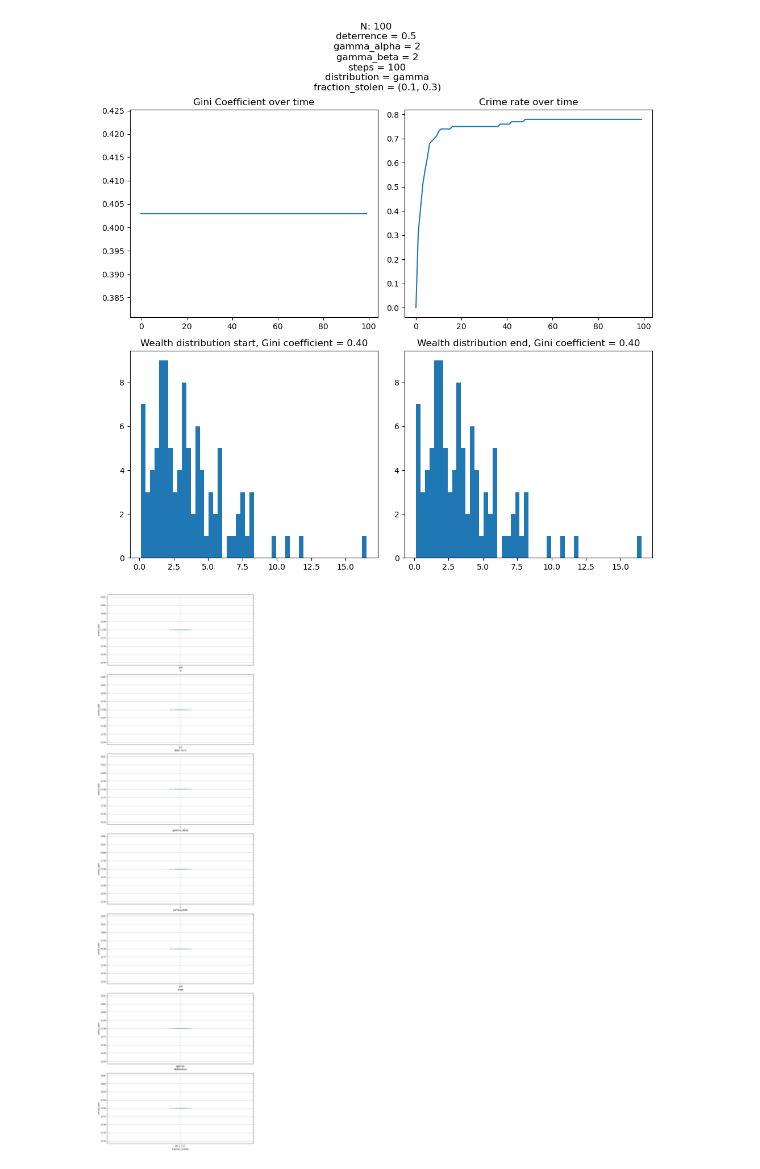
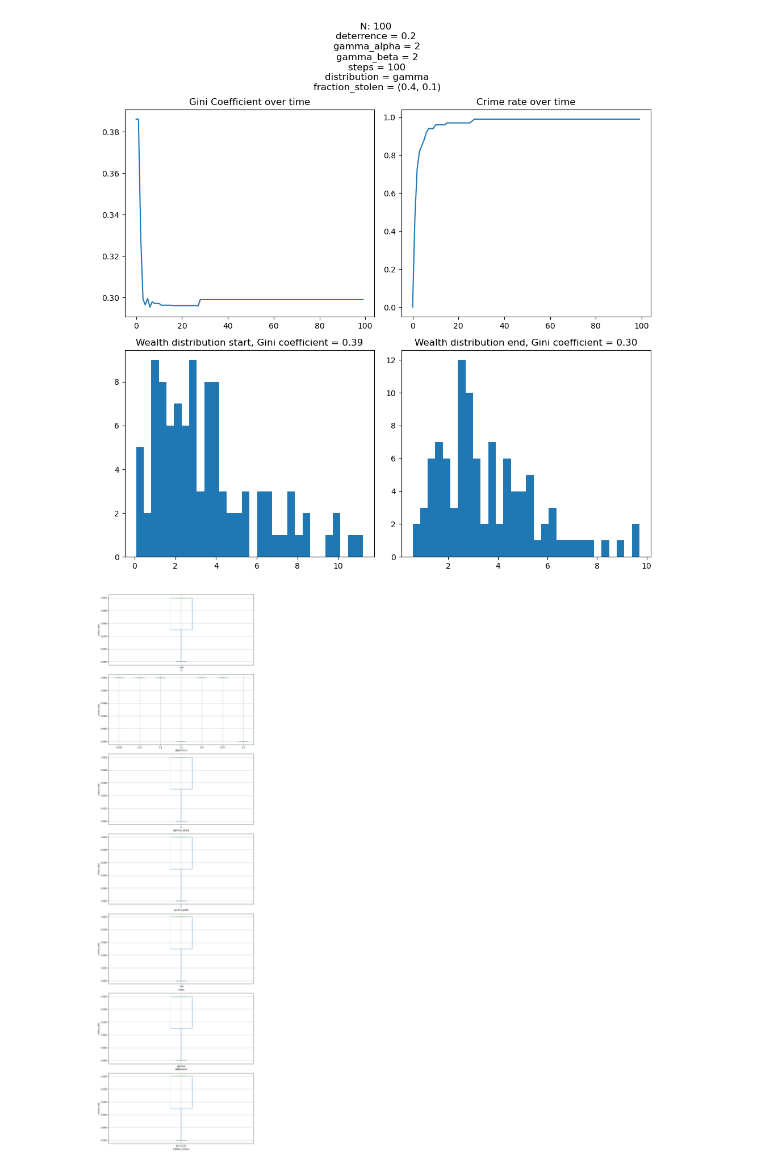
Before and after one commit to mmmbarendse/better_call_saul, a Jupyter notebook: 02.ipynb, the cells around one changed output. Saved outputs shown, nothing was run; the diff lists cells and outputs as text; code cells hidden in the pictures.

```diff
--- a/02.ipynb
+++ b/02.ipynb
@@ -5,12 +4,13 @@ from crime_model_02 import CrimeModel
 # %%
 # running simulation
 parameters = {"N": [100],
-             "deterrence": [0.5],
+             "deterrence": [0.001, 0.01, 0.1, 0.2, 0.5, 0.75, 1],
              "gamma_alpha": [2],
              "gamma_beta": [2],
              "steps": [100],
              "distribution": ["gamma"],
-             "fraction_stolen": [(0.1, 0.3)]}
+             "fraction_stolen": [(0.4, 0.1)]
+              }
 
 gs = GridSearch(CrimeModel, parameters)
 gs.run_search()
@@ -25,8 +43,8 @@ gs.view_results()
 # %%
-gs.model_plots([0])
+gs.model_plots([3])
 # %% [output]
-[figure, old version]
+[figure, new version]
 # %%
 gs.create_boxplot()
 # %% [output]
-[figure, old version]
+[figure, new version]
```
Also changed, not shown: parts of 3 cells of this notebook, 3 other files.
